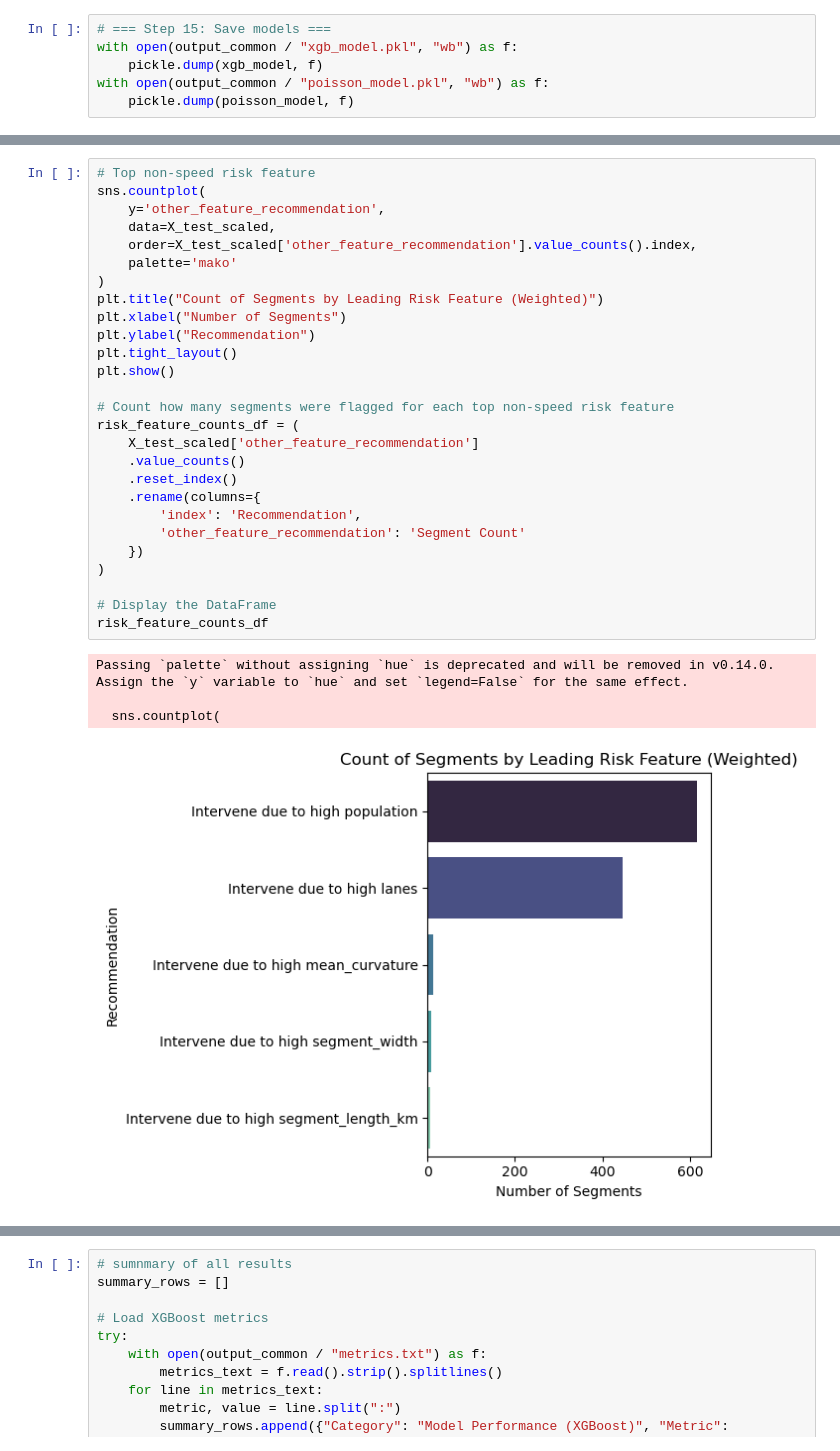
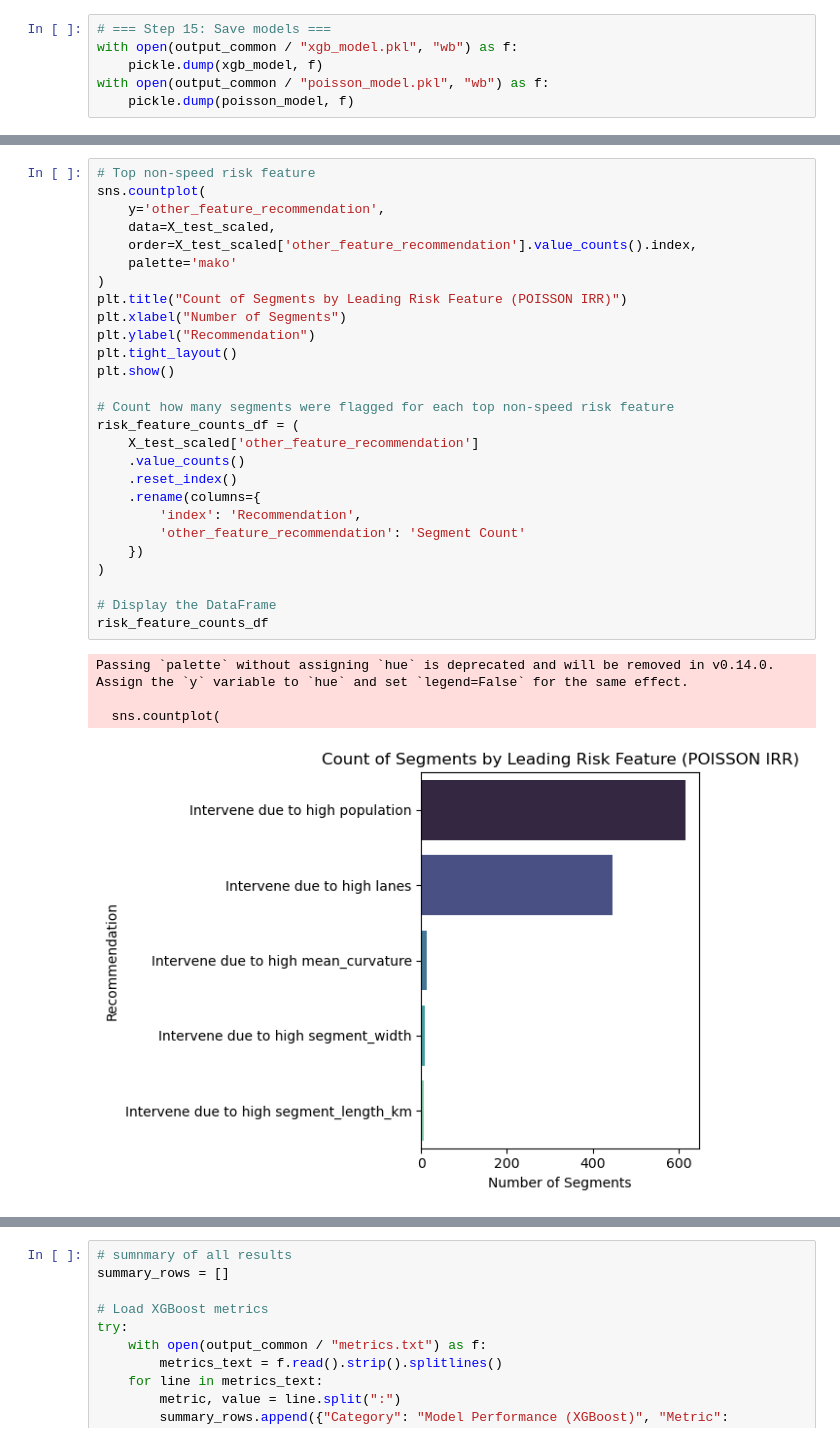
Before and after one commit to KinGabriel/speed_limit_predictive_model, a Jupyter notebook: XGBOOST/model.ipynb, the cells around one changed output, grey strips where cells are left out. Saved outputs shown, nothing was run; the diff lists cells and outputs as text.

```diff
--- a/XGBOOST/model.ipynb
+++ b/XGBOOST/model.ipynb
@@ -1172,35 +1291,35 @@ Top non-speed features: ['lanes', 'segment_width', 'mean_curvature', 'population
 # %%
 # Top non-speed risk feature
 sns.countplot(
     y='other_feature_recommendation',
     data=X_test_scaled,
     order=X_test_scaled['other_feature_recommendation'].value_counts().index,
     palette='mako'
 )
-plt.title("Count of Segments by Leading Risk Feature (Weighted)")
+plt.title("Count of Segments by Leading Risk Feature (POISSON IRR)")
 plt.xlabel("Number of Segments")
 plt.ylabel("Recommendation")
 plt.tight_layout()
 plt.show()
 
 # Count how many segments were flagged for each top non-speed risk feature
 risk_feature_counts_df = (
     X_test_scaled['other_feature_recommendation']
     .value_counts()
     .reset_index()
     .rename(columns={
         'index': 'Recommendation',
         'other_feature_recommendation': 'Segment Count'
     })
 )
 
 # Display the DataFrame
 risk_feature_counts_df
 # %% [output]
 Passing `palette` without assigning `hue` is deprecated and will be removed in v0.14.0. Assign the `y` variable to `hue` and set `legend=False` for the same effect.
 
   sns.countplot(
-[figure, old version]
+[figure, new version]
 |  | Segment Count | count |
 | 0 | Intervene due to high population | 617 |
 | 1 | Intervene due to high lanes | 446 |
```
Also changed, not shown: parts of 6 cells of this notebook, 3 other files.
